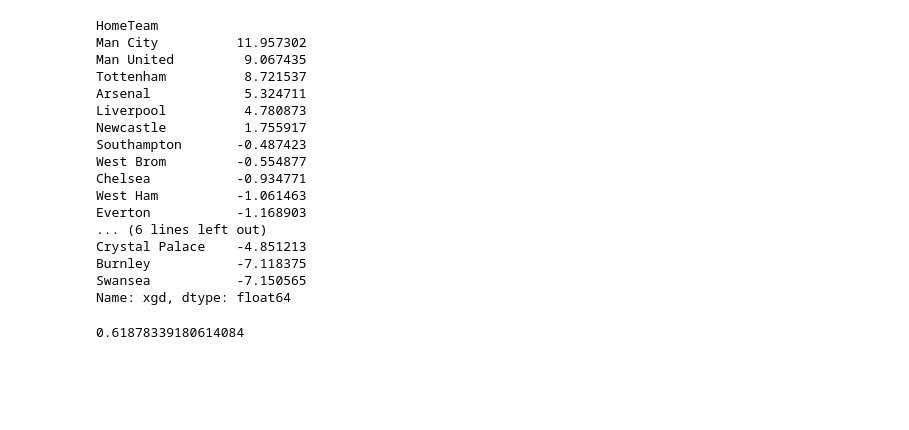
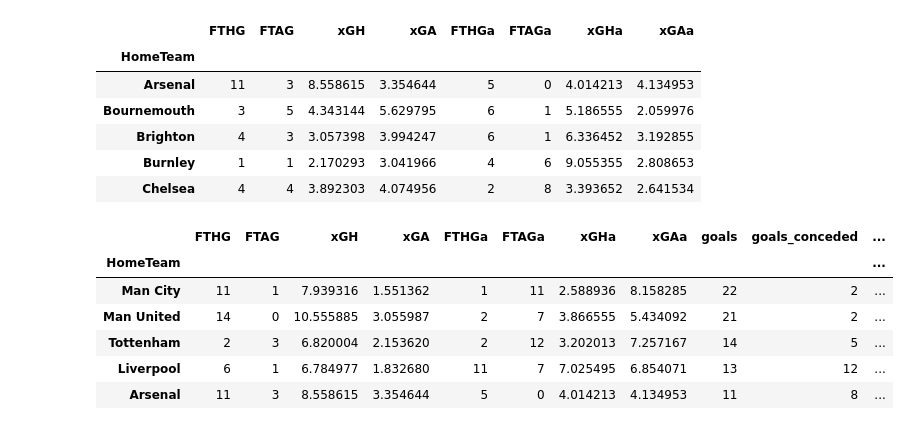
Before and after one commit to bradx888/xGmodel, a Jupyter notebook: presentation.ipynb, the cells around one changed output. Cells and saved outputs as stored; diff of their text form; code cells hidden in the pictures; blank space fills up the shorter version.

```diff
--- a/presentation.ipynb
+++ b/presentation.ipynb
@@ -8,0 +29,2 @@ df = pd.read_csv('Football-data.co.uk/E0/17-18.csv', index_col=0)
+# %%
+df = df[['HomeTeam', 'AwayTeam', 'FTHG', 'FTAG', 'xGH', 'xGA']]
@@ -9,5 +40,4 @@ df = pd.read_csv('Football-data.co.uk/E0/17-18.csv', index_col=0)
 # %%
-home = df.groupby('HomeTeam')[['xGH', 'xGA']].sum()
-away = df.groupby('AwayTeam')[['xGH', 'xGA']].sum()
-home.columns = ['home_for', 'home_against']
-away.columns = ['away_against', 'away_for']
+grouped = df.groupby(by=['HomeTeam'])[['FTHG', 'FTAG', 'xGH', 'xGA']].sum()
+grouped_away =  df.groupby(by=['AwayTeam'])[['FTHG', 'FTAG', 'xGH', 'xGA']].sum()
+grouped_away.columns = ['FTHGa', 'FTAGa', 'xGHa', 'xGAa']
@@ -19,0 +44,12 @@ df['xgd'] = df['for'] - df['against']
+# %%
+grouped = grouped.merge(grouped_away, right_index=True, left_index=True)
+# %%
+grouped.head()
+# %% [output]
+|  | FTHG | FTAG | xGH | xGA | FTHGa | FTAGa | xGHa | xGAa |
+| HomeTeam |  |  |  |  |  |  |  |  |
+| Arsenal | 11 | 3 | 8.558615 | 3.354644 | 5 | 0 | 4.014213 | 4.134953 |
+| Bournemouth | 3 | 5 | 4.343144 | 5.629795 | 6 | 1 | 5.186555 | 2.059976 |
+| Brighton | 4 | 3 | 3.057398 | 3.994247 | 6 | 1 | 6.336452 | 3.192855 |
+| Burnley | 1 | 1 | 2.170293 | 3.041966 | 4 | 6 | 9.055355 | 2.808653 |
+| Chelsea | 4 | 4 | 3.892303 | 4.074956 | 2 | 8 | 3.393652 | 2.641534 |
@@ -20,24 +61,10 @@ df['xgd'] = df['for'] - df['against']
 # %%
-print df['xgd'].sort_values(ascending=False)
+grouped.sort_values('xG', ascending=False).head()
 # %% [output]
-HomeTeam
-Man City          11.957302
-Man United         9.067435
-Tottenham          8.721537
-Arsenal            5.324711
-Liverpool          4.780873
-Newcastle          1.755917
-Southampton       -0.487423
-West Brom         -0.554877
-Chelsea           -0.934771
-West Ham          -1.061463
-Everton           -1.168903
-... (6 lines left out)
-Crystal Palace    -4.851213
-Burnley           -7.118375
-Swansea           -7.150565
-Name: xgd, dtype: float64
+|  | FTHG | FTAG | xGH | xGA | FTHGa | FTAGa | xGHa | xGAa | goals | goals_conceded | ... |
+| HomeTeam |  |  |  |  |  |  |  |  |  |  | ... |
+| Man City | 11 | 1 | 7.939316 | 1.551362 | 1 | 11 | 2.588936 | 8.158285 | 22 | 2 | ... |
+| Man United | 14 | 0 | 10.555885 | 3.055987 | 2 | 7 | 3.866555 | 5.434092 | 21 | 2 | ... |
+| Tottenham | 2 | 3 | 6.820004 | 2.153620 | 2 | 12 | 3.202013 | 7.257167 | 14 | 5 | ... |
+| Liverpool | 6 | 1 | 6.784977 | 1.832680 | 11 | 7 | 7.025495 | 6.854071 | 13 | 12 | ... |
+| Arsenal | 11 | 3 | 8.558615 | 3.354644 | 5 | 0 | 4.014213 | 4.134953 | 11 | 8 | ... |
-# %%
-np.exp(-0.16*3)
-# %% [output]
-0.61878339180614084
```
Also changed, not shown: parts of 24 cells of this notebook, 27 other files.
